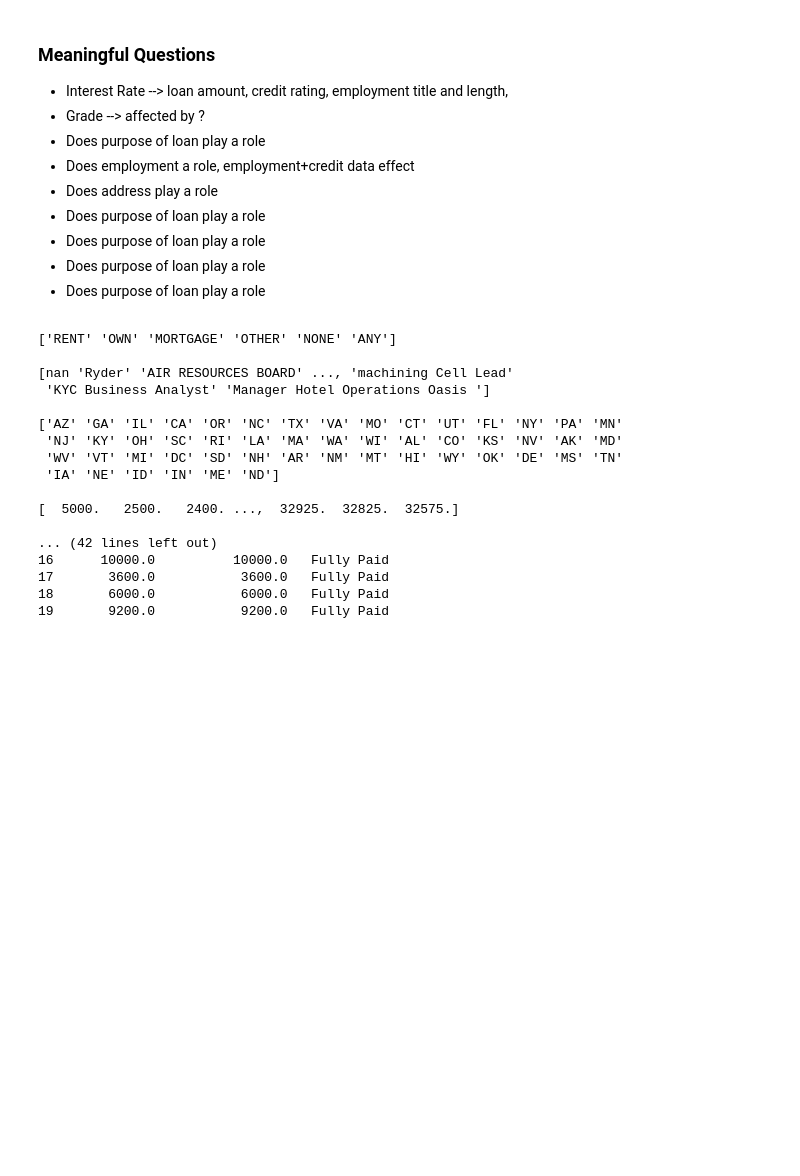
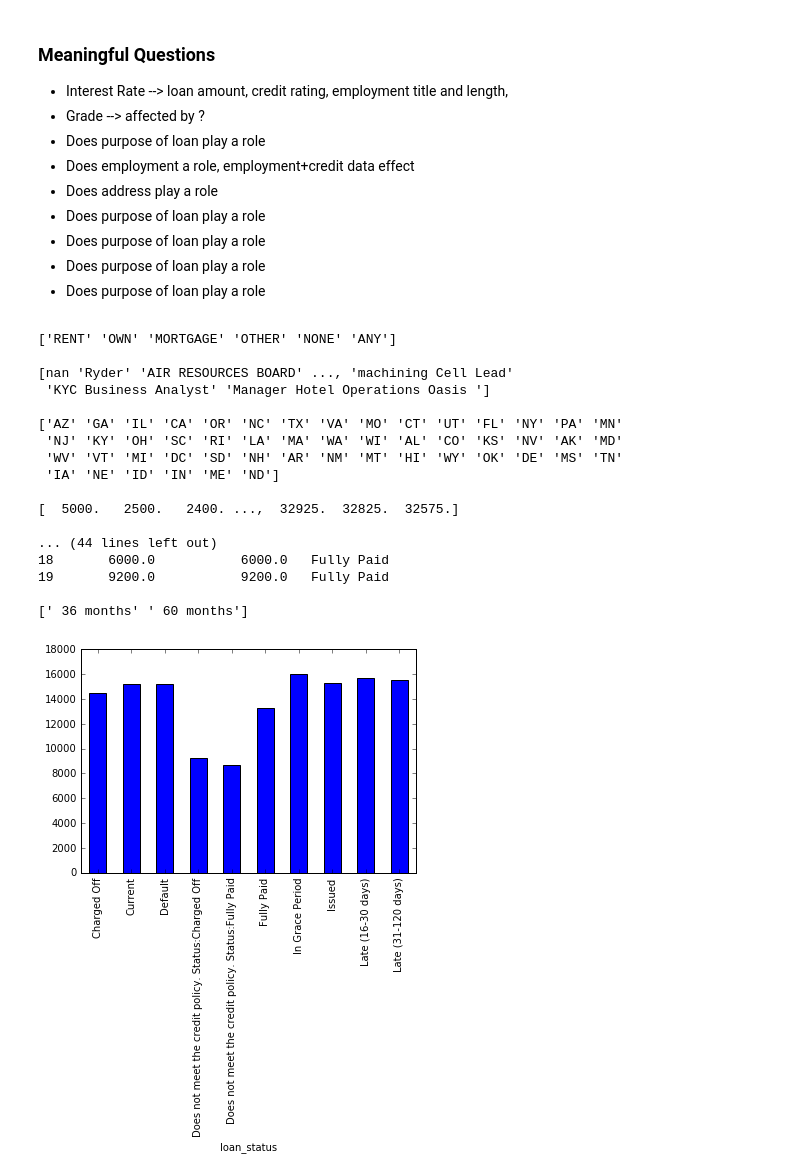
Before and after one commit to npmcdn-to-unpkg-bot/data_analytics, a Jupyter notebook: DataAnalysis_lendingclub.ipynb, the cells around one changed output. Cells and saved outputs as stored; diff of their text form; code cells hidden in the pictures; blank space fills up the shorter version.

```diff
--- a/DataAnalysis_lendingclub.ipynb
+++ b/DataAnalysis_lendingclub.ipynb
@@ -131,6 +273,8 @@ print
 print loandata['loan_status'].unique()
 print
 print loandata[['funded_amnt','funded_amnt_inv','loan_status']].iloc[0:20]
+print
+print loandata['term'].unique()
 # %% [output]
 ['RENT' 'OWN' 'MORTGAGE' 'OTHER' 'NONE' 'ANY']
 
@@ -144,8 +288,24 @@ print loandata[['funded_amnt','funded_amnt_inv','loan_status']].iloc[0:20]
 
 [  5000.   2500.   2400. ...,  32925.  32825.  32575.]
 
-... (42 lines left out)
-16      10000.0          10000.0   Fully Paid
-17       3600.0           3600.0   Fully Paid
+... (44 lines left out)
 18       6000.0           6000.0   Fully Paid
 19       9200.0           9200.0   Fully Paid
+
+[' 36 months' ' 60 months']
+# %%
+# Q1: Loan Status vs funded amount
+# %matplotlib inline
+loan_status=loandata['loan_status'].unique()
+df=loandata[['funded_amnt','funded_amnt_inv','loan_status']].groupby('loan_status').agg('mean')
+
+plt.figure()
+df['funded_amnt'].plot(kind='bar')
+
+plt.show()
+# fig,ax=plt.subplots(figsize=(15,15))
+# ax.grid()
+# ax.set_xticks(range(len(loan_status)))
+# ax.set_xticklabels(loan_status, rotation=90)
+# %% [output]
+[figure, added]
```
Also changed, not shown: parts of 19 cells of this notebook, 1 other file.
